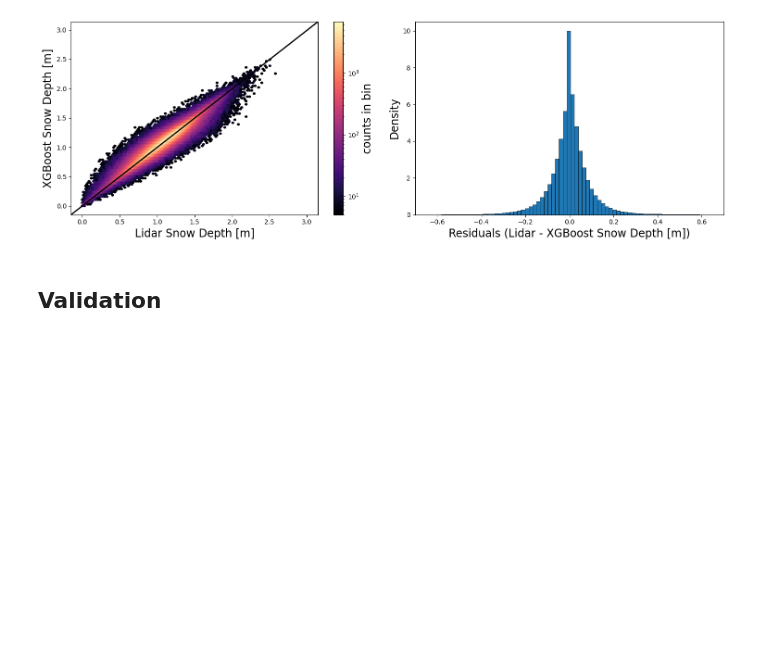
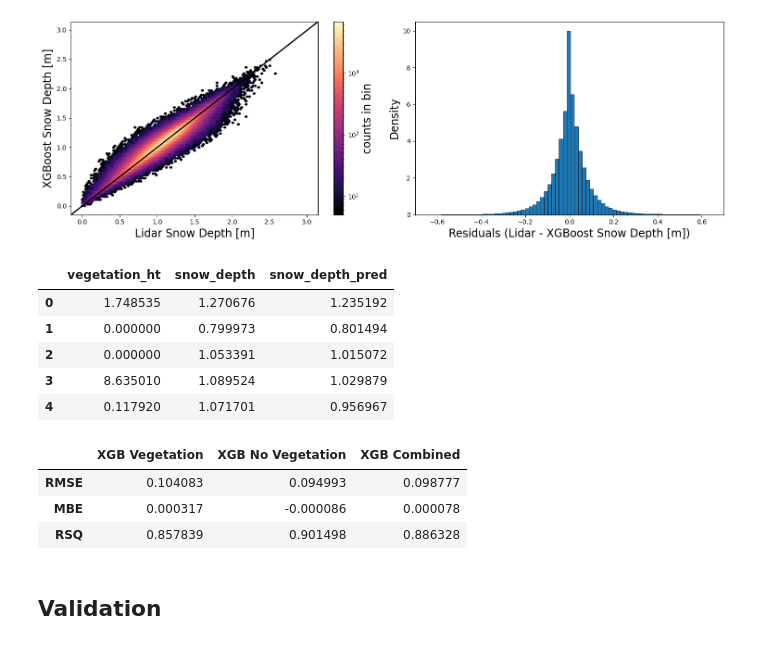
Before and after one commit to Ibrahim-Ola/uavsar-lidar-project, a Jupyter notebook: experiments/06_validation_and_ground_truth_analysis.ipynb, the cells around one changed output. Saved outputs shown, nothing was run; the diff lists cells and outputs as text; code cells hidden in the pictures; blank space fills up the shorter version.

```diff
--- a/experiments/06_validation_and_ground_truth_analysis.ipynb
+++ b/experiments/06_validation_and_ground_truth_analysis.ipynb
@@ -139,3 +146,35 @@ plt.show()
+# %%
+all_pred_for_seg=(
+    full_splits['X_test'][['vegetation_ht']]
+    .reset_index(drop=True)
+    .assign(
+        snow_depth=full_splits['y_test'].reset_index(drop=True),
+        snow_depth_pred=xgboost_test_pred['snow_depth_pred']
+    )
+)
+
+all_pred_for_seg.head()
+# %% [output]
+|  | vegetation_ht | snow_depth | snow_depth_pred |
+| 0 | 1.748535 | 1.270676 | 1.235192 |
+| 1 | 0.000000 | 0.799973 | 0.801494 |
+| 2 | 0.000000 | 1.053391 | 1.015072 |
+| 3 | 8.635010 | 1.089524 | 1.029879 |
+| 4 | 0.117920 | 1.071701 | 0.956967 |
+# %%
+vegetation_preds = all_pred_for_seg[all_pred_for_seg.vegetation_ht >= 0.5]
+no_vegetation_preds = all_pred_for_seg[all_pred_for_seg.vegetation_ht < 0.5]
+
+veg_evals=evaluate_model(y_true=vegetation_preds.snow_depth, y_pred=vegetation_preds.snow_depth_pred, model_name="XGB Vegetation")
+noveg_evals=evaluate_model(y_true=no_vegetation_preds.snow_depth, y_pred=no_vegetation_preds.snow_depth_pred, model_name="XGB No Vegetation")
+combined_evals=evaluate_model(y_true=all_pred_for_seg.snow_depth, y_pred=all_pred_for_seg.snow_depth_pred, model_name="XGB Combined")
+
+pd.concat([veg_evals, noveg_evals, combined_evals], axis=1)
+# %% [output]
+|  | XGB Vegetation | XGB No Vegetation | XGB Combined |
+| RMSE | 0.104083 | 0.094993 | 0.098777 |
+| MBE | 0.000317 | -0.000086 | 0.000078 |
+| RSQ | 0.857839 | 0.901498 | 0.886328 |
 # %% [markdown]
 ## Validation
 # %%
```
Also changed, not shown: parts of 3 cells of this notebook.
